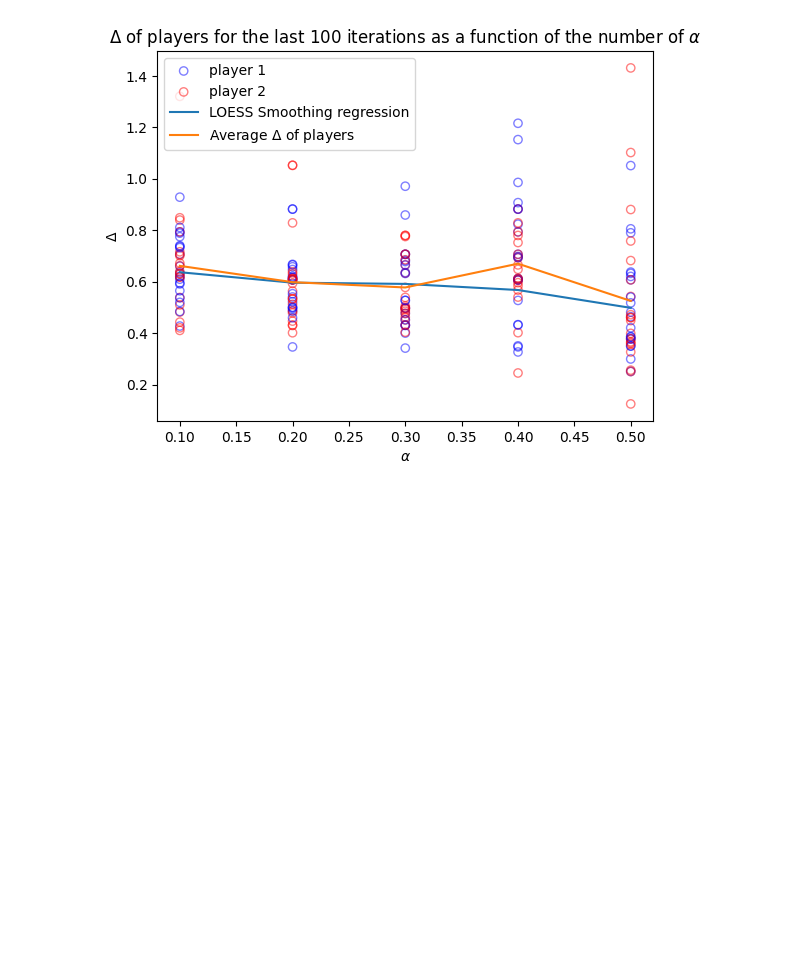
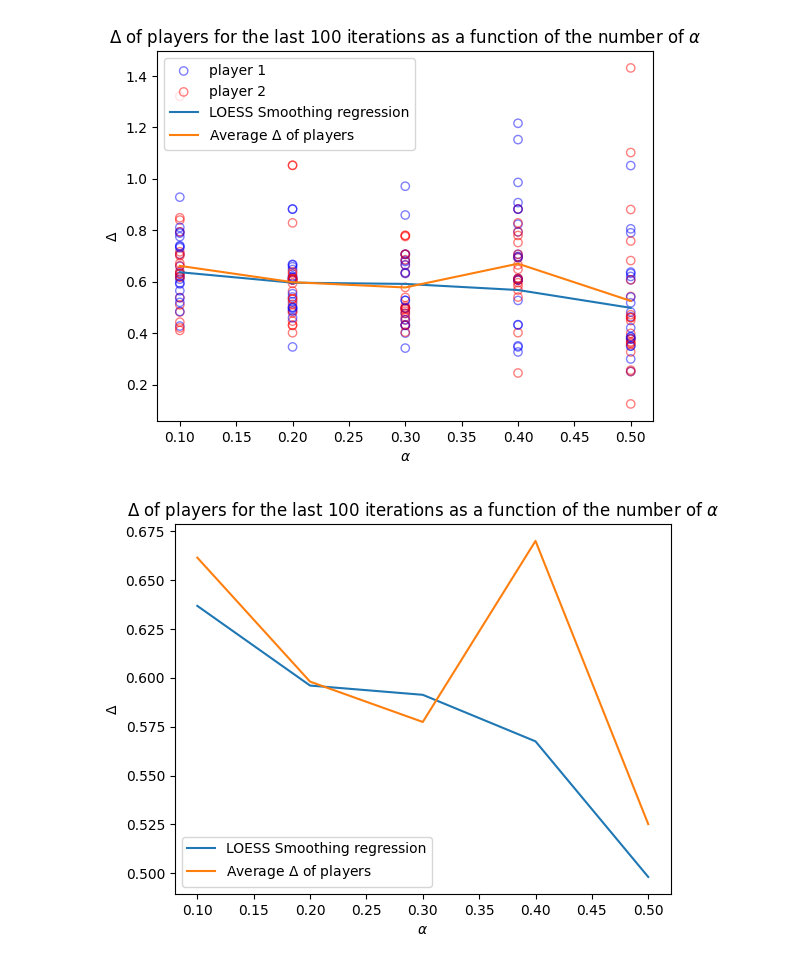
Before and after one commit to Suzie14/RLandPricing, a Jupyter notebook: notebooks/var_alpha.ipynb, the cells around one changed output. Saved outputs shown, nothing was run; the diff lists cells and outputs as text; code cells hidden in the pictures; blank space fills up the shorter version.

```diff
--- a/notebooks/var_alpha.ipynb
+++ b/notebooks/var_alpha.ipynb
@@ -177,3 +174,80 @@ plt.legend(handles, labels)
 plt.show()
 # %% [output]
 [figure]
+# %%
+agg = np.array(aggregated_agents).mean(axis=1)
+alpha = [0.1, 0.2, 0.3, 0.4, 0.5]
+prices = pr.PriceOptimizer()
+collusion_profit, collusion_prices = prices.CollusionPrice()
+nash_profit, nash_prices = prices.NashPrice()
+RN = nash_profit
+RC = collusion_profit
+
+
+Rmean = np.zeros((len(aggregated_agents), len(aggregated_agents[0]), len(aggregated_agents[0][0][0])))
+DRmean = np.zeros((len(aggregated_agents), len(aggregated_agents[0]), len(aggregated_agents[0][0][0])))
+
+agg_Rmean = np.zeros((len(aggregated_agents), 2))
+agg_DRmean = np.zeros((len(aggregated_agents), 2))
+
+# Parameters
+n_params = len(aggregated_agents)
+
+X = []
+Y = []
+
+handles = []
+labels = []
+# Loop through each parameter
+for param_ind in range(n_params):
+
+  # Loop through each sample
+  for sample_ind in range(len(aggregated_agents[0])):
+    for j in range (2):
+      Rmean[param_ind][sample_ind][j] = aggregated_agents[param_ind][sample_ind][-100:,j].mean()
+      DRmean[param_ind][sample_ind][j] = (Rmean[param_ind][sample_ind][j] - RN)/(RC - RN)
+      agg_Rmean[param_ind][j] = agg[param_ind][-100:,j].mean()
+      agg_DRmean[param_ind][j] = (agg_Rmean[param_ind][j] - RN)/(RC - RN)
+
+
+    # # Plot the point
+    # h1 = plt.scatter(alpha[param_ind], DRmean[param_ind][sample_ind][0], marker='o',
+    #                  facecolor='none', edgecolor='b', alpha=0.5, label='player1')
+    # if param_ind==0 and sample_ind == 0:
+    #   handles.append(h1)
+    #   labels.append('player 1')
+
+    # h2 = plt.scatter(alpha[param_ind], DRmean[param_ind][sample_ind][1],
+    #             marker='o', facecolor='none', edgecolor='r', alpha=0.5, label='player2')
+    # if param_ind==0 and sample_ind == 0:
+    #   handles.append(h2)
+    #   labels.append('player 2')
+
+    X.append(alpha[param_ind])
+    X.append(alpha[param_ind])
+    Y.append(DRmean[param_ind][sample_ind][0])
+    Y.append(DRmean[param_ind][sample_ind][1])
+
+
+  # End of sample loop
+reg = lowess.lowess(Y, X)[:,1]
+h3 = plt.plot(X,reg, label = 'LOESS Smoothing regression')
+handles.append(h3)
+labels.append('LOESS Smoothing regression')
+
+av = np.mean(agg_DRmean, axis=1)
+h4 = plt.plot(alpha,av, label='Average $\\Delta$ of players')
+handles.append(h4)
+labels.append('Average $\\Delta$ of players')
+
+plt.xlabel('$\\alpha$')
+plt.ylabel('$\\Delta$')
+plt.title('$\\Delta$ of players for the last 100 iterations as a function of the number of $\\alpha$')
+
+handles = [handle[0] if type(handle)==list else handle for handle in handles]#in each list take all elements
+labels = [label[0] if type(label)==list else label for label in labels]
+
+plt.legend(handles, labels)
+plt.show()
+# %% [output]
+[figure, added]
```
Also changed, not shown: parts of 1 cell of this notebook, 2 other files.
